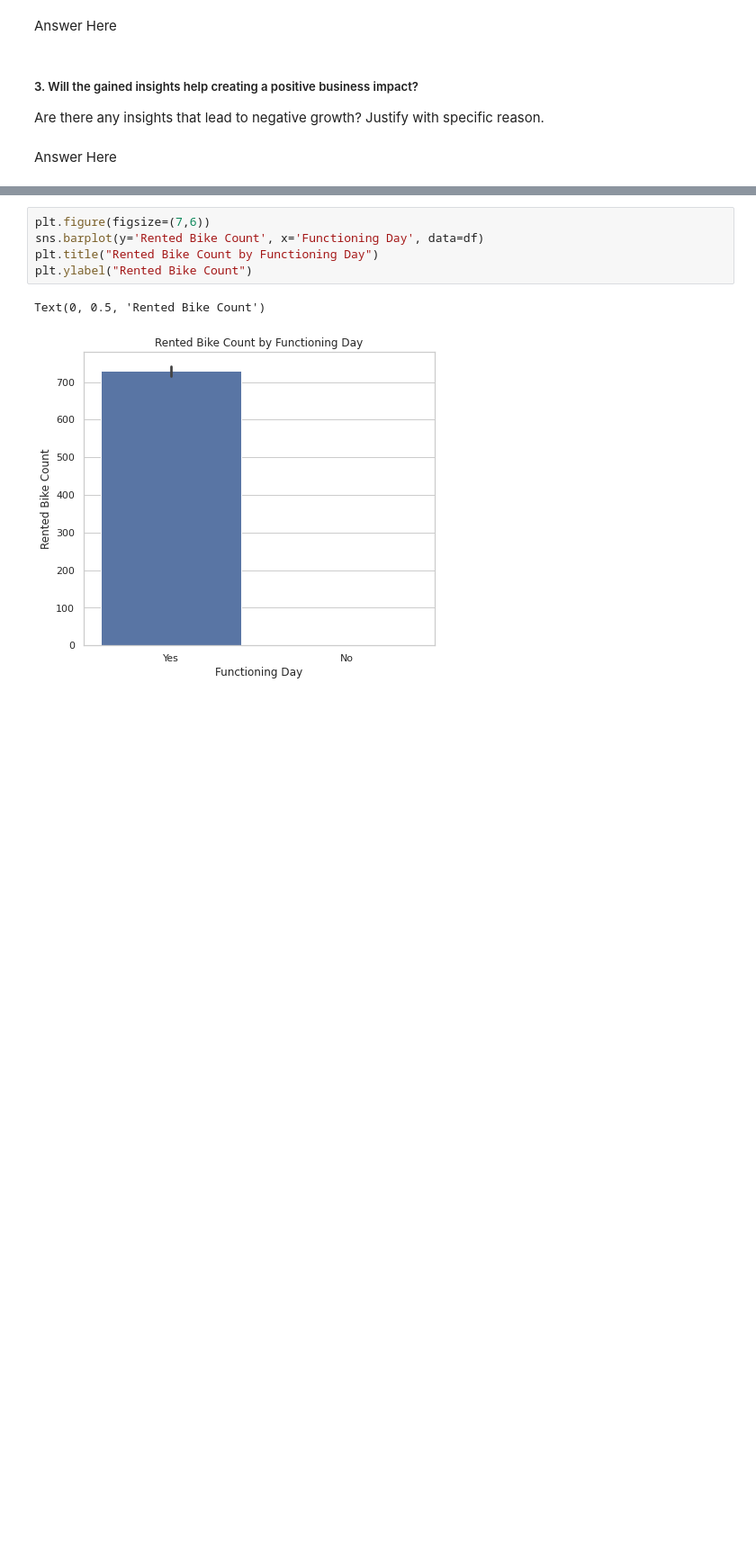
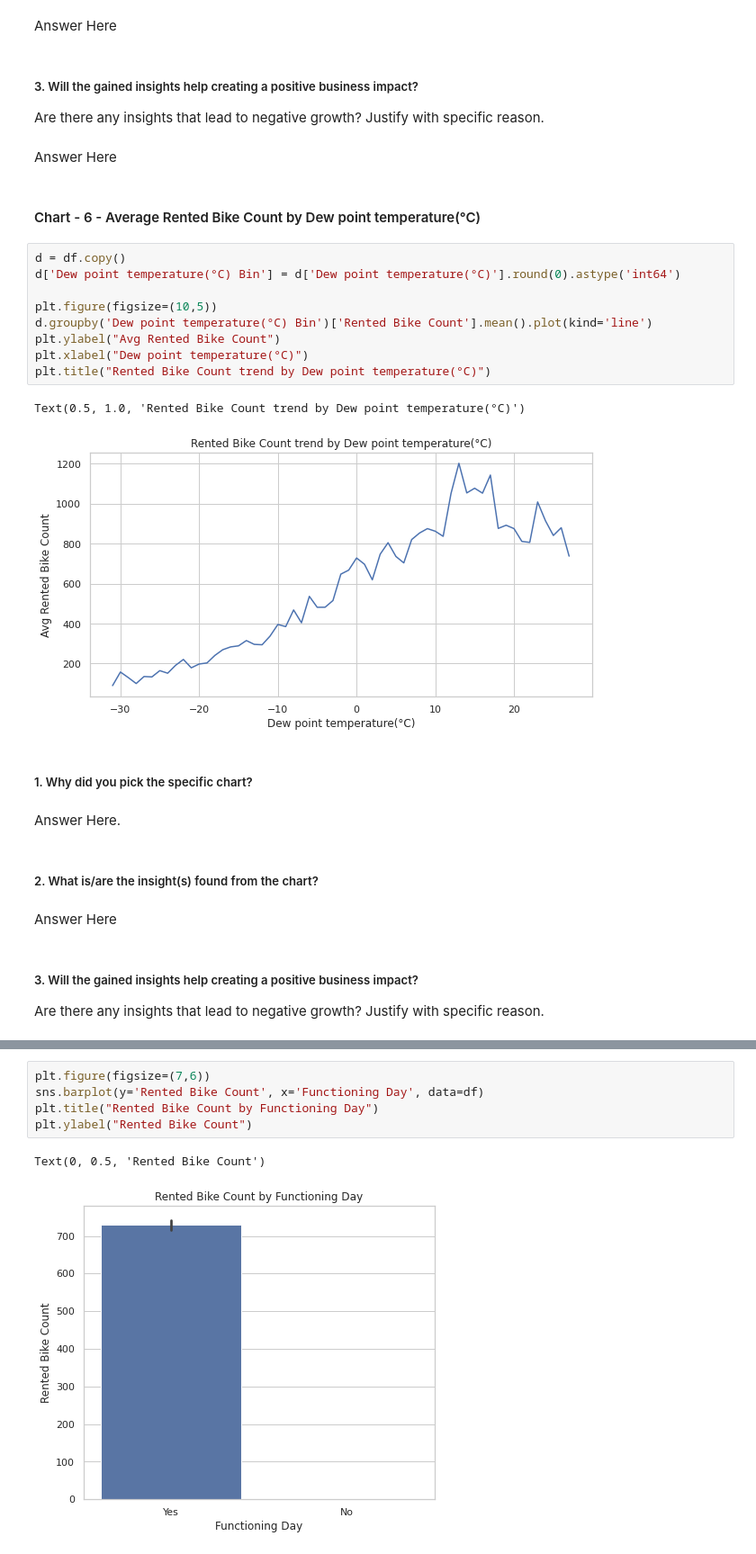
Before and after one commit to ayush9304/BikeSharingDemandPrediction, a Jupyter notebook: Bike_Sharing_Demand_Prediction.ipynb, the cells around one changed output, grey strips where cells are left out. Shown at 90% size. Cells and saved outputs as stored; diff of their text form; blank space fills up the shorter version.

```diff
--- a/Bike_Sharing_Demand_Prediction.ipynb
+++ b/Bike_Sharing_Demand_Prediction.ipynb
@@ -502,3 +502,28 @@ Answer Here
 Are there any insights that lead to negative growth? Justify with specific reason.
 # %% [markdown]
 Answer Here
+# %% [markdown]
+#### Chart - 6 - Average Rented Bike Count by Dew point temperature(°C)
+# %%
+d = df.copy()
+d['Dew point temperature(°C) Bin'] = d['Dew point temperature(°C)'].round(0).astype('int64')
+
+plt.figure(figsize=(10,5))
+d.groupby('Dew point temperature(°C) Bin')['Rented Bike Count'].mean().plot(kind='line')
+plt.ylabel("Avg Rented Bike Count")
+plt.xlabel("Dew point temperature(°C)")
+plt.title("Rented Bike Count trend by Dew point temperature(°C)")
+# %% [output]
+Text(0.5, 1.0, 'Rented Bike Count trend by Dew point temperature(°C)')
+[figure, added]
+# %% [markdown]
+##### 1. Why did you pick the specific chart?
+# %% [markdown]
+Answer Here.
+# %% [markdown]
+##### 2. What is/are the insight(s) found from the chart?
+# %% [markdown]
+Answer Here
+# %% [markdown]
+##### 3. Will the gained insights help creating a positive business impact?
+Are there any insights that lead to negative growth? Justify with specific reason.
```
Also changed, not shown: parts of 37 cells of this notebook.
